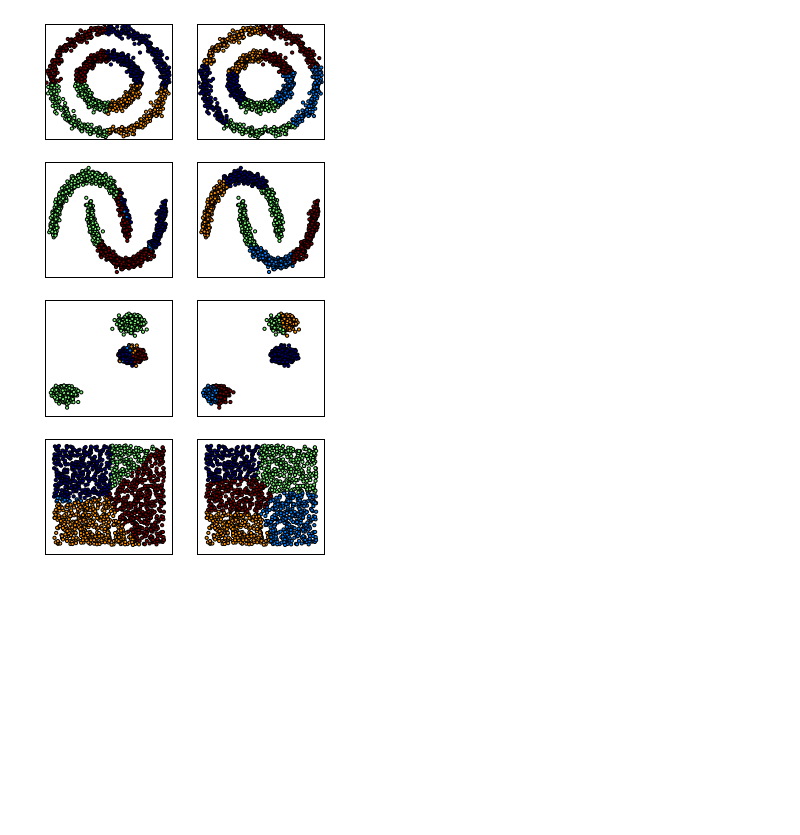
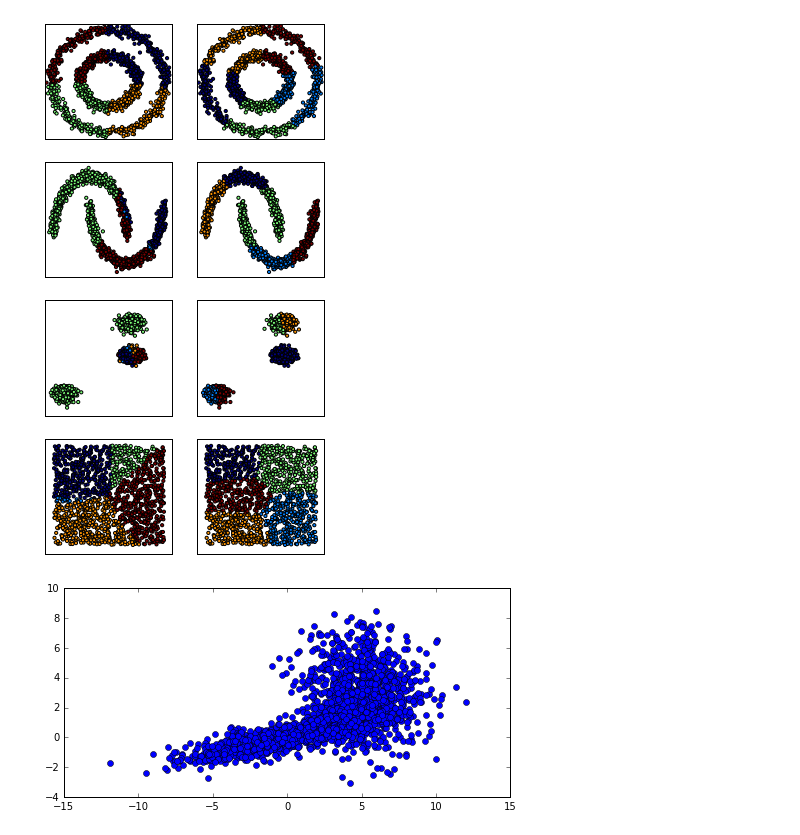
Before and after one commit to mazurovEV/OTUS_homeworks, a Jupyter notebook: lesson_11_homework.ipynb, the cells around one changed output. Drawn from its saved outputs; the diff is of its cells as text; code cells hidden in the pictures; blank space fills up the shorter version.

```diff
--- a/lesson_11_homework.ipynb
+++ b/lesson_11_homework.ipynb
@@ -227,3 +227,19 @@ for i_dataset, dataset in enumerate(data):
 plt.show()
 # %% [output]
 [figure]
+# %%
+#Проверка на смеси гауссиан
+np.random.seed(0)
+n_samples = 1000
+X1 = 2.0*np.random.randn(n_samples, 2) + np.array([5, 3])
+C = np.array([[0., -0.5], [3.5, .7]])
+X2 = np.dot(np.random.randn(n_samples, 2), C)
+X_train = np.vstack([X1, X2])
+
+fig = plt.figure(figsize=(8, 8))
+ax = fig.add_subplot(1, 1, 1)
+ax.plot(X_train[:,0], X_train[:,1], 'o')
+plt.gca().set_aspect('equal', adjustable='box')
+plt.show()
+# %% [output]
+[figure, added]
```
Also changed, not shown: parts of 1 cell of this notebook.
